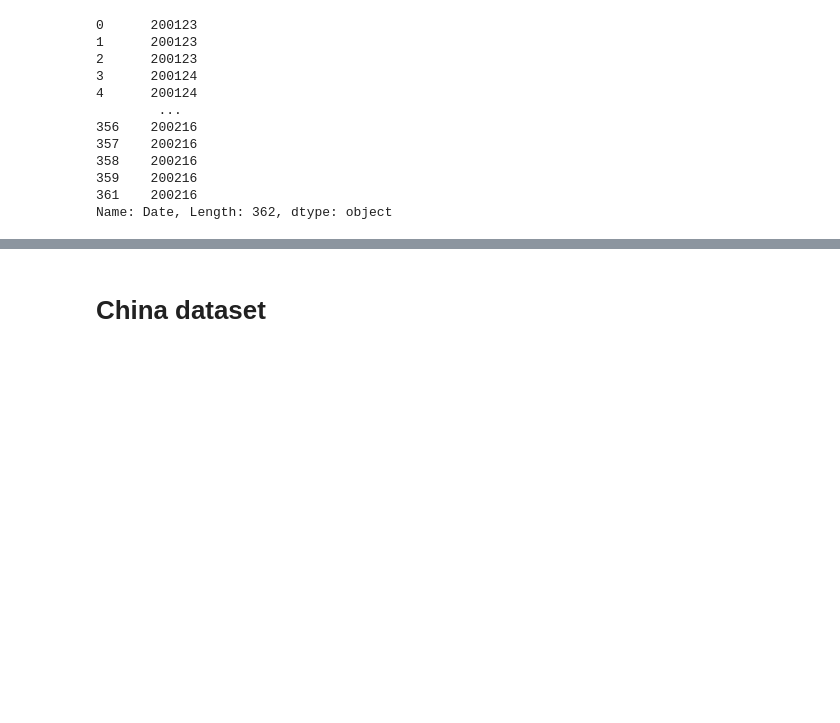
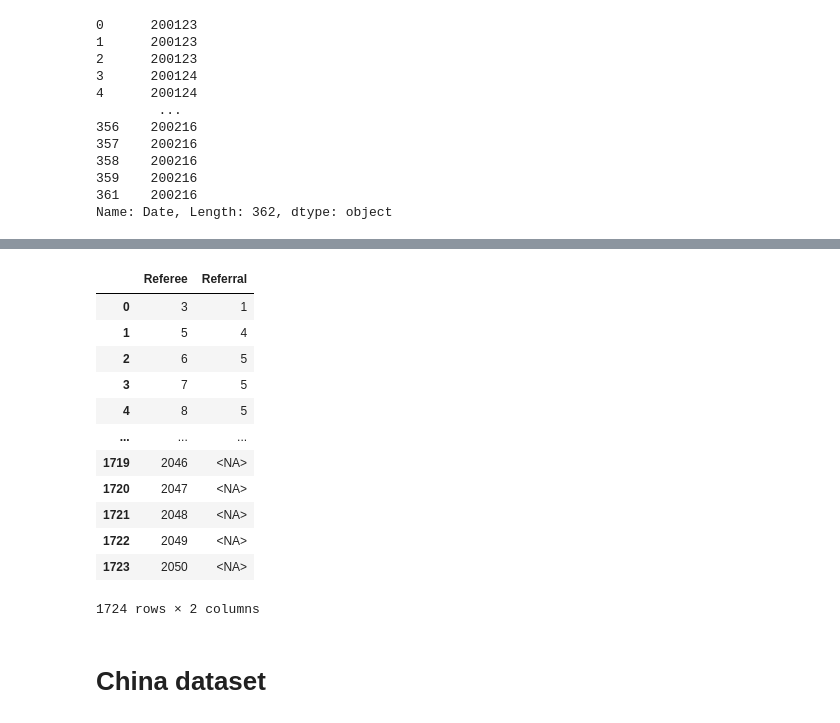
Before and after one commit to swestfechtel/masterarbeit, a Jupyter notebook: notebooks/data_preprocessing.ipynb, the cells around one changed output, grey strips where cells are left out. Cells and saved outputs as stored; diff of their text form; code cells hidden in the pictures; blank space fills up the shorter version.

```diff
--- a/notebooks/data_preprocessing.ipynb
+++ b/notebooks/data_preprocessing.ipynb
@@ -330,0 +389,18 @@ shanxi_nodelist.to_csv('../Data/Preprocessed/shanxi_nodelist.csv')
+# %%
+xian_edgelist['Referee'] = xian_edgelist['Referee'].astype('Int64')
+xian_edgelist['Referral'] = xian_edgelist['Referral'].astype('Int64')
+xian_edgelist
+# %% [output]
+|  | Referee | Referral |
+| 0 | 3 | 1 |
+| 1 | 5 | 4 |
+| 2 | 6 | 5 |
+| 3 | 7 | 5 |
+| 4 | 8 | 5 |
+| ... | ... | ... |
+| 1719 | 2046 | <NA> |
+| 1720 | 2047 | <NA> |
+| 1721 | 2048 | <NA> |
+| 1722 | 2049 | <NA> |
+| 1723 | 2050 | <NA> |
+1724 rows × 2 columns
```
Also changed, not shown: parts of 9 cells of this notebook, 12 other files.
